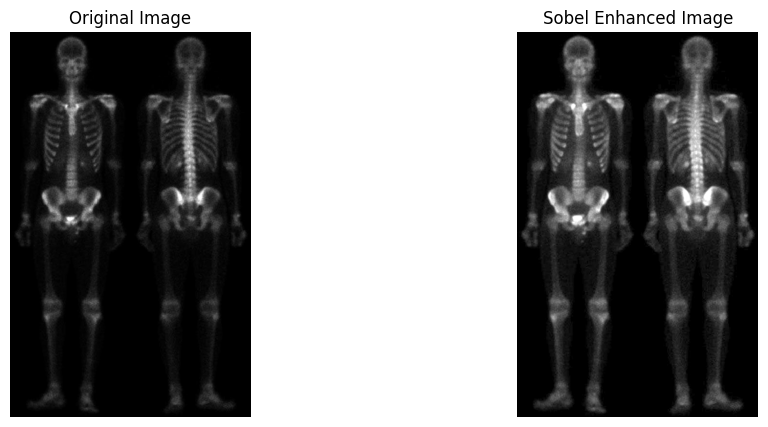
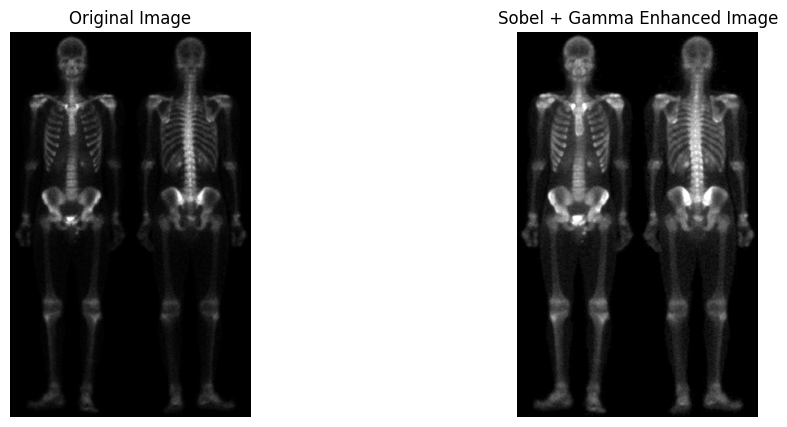
The change to this notebook cell's code, shown as a diff; its figure went from the first image to the second:
--- before
+++ after
@@ -78,5 +78,5 @@
     plt.subplot(1, 2, 2)
     plt.imshow(final_rgb)
-    plt.title("Sobel Enhanced Image")
+    plt.title("Sobel + Gamma Enhanced Image")
     plt.axis('off')
 
@@ -97,15 +97,4 @@
     lap = cv2.filter2D(image, -1, lap_kernel)
     return lap
-
-def smooth(image, kernel=5 , method = "gaussian"):
-    if method == "average":
-        kernel_avg = np.ones((kernel,kernel),np.float64)/(kernel*kernel)
-        return cv2.filter2D(image, -1, kernel_avg)  # Ig?
-    
-    if method =="gaussian":
-        return cv2.GaussianBlur(image, (kernel,kernel),0)
-    
-    else:
-        raise ValueError("Not supported")
     
 def mask_lap (image, smooth_kernel=5, method = "gaussian"):
@@ -171,4 +160,65 @@
     plt.show()
     
+""" 
+Canny
+Smoothing (5 × 5 averaging)
+Mask Creation: (Smooth)2
+Sharpened: f + Mask
+Sigmoid
+"""
+def canny(image, low =100, high=200):
+    if len(image.shape) == 3: # Checks img height width and channels.
+        image = cv2.cvtColor(image, cv2.COLOR_BGR2GRAY) # Then grayscales it.
+    edges = cv2.Canny(image, low, high)
+    
+    # Normalize
+    edges = edges.astype(np.float32)/255.0
+    return edges
+
+def mask_canny(image, smooth_kernel=5, method="gaussian"):
+    edges = canny(image)
+
+    smoothed = smooth(edges, kernel=smooth_kernel, method=method)
+
+    m = smoothed ** 2
+
+    max_val = m.max()
+    if max_val != 0:
+        m = m / max_val
+
+    return m
+
+def sigmoid(image, gain=10, cutoff=0.5):
+    img = image.astype(np.float32) / 255.0
+
+    sig = 1 / (1 + np.exp(-gain * (img - cutoff)))
+
+    return (sig * 255).astype(np.uint8)
+
+def comparison_canny(image_path):
+    image = cv2.imread(image_path)
+    if image is None:
+        raise FileNotFoundError("Image not found")
+
+    m = mask_canny(image)
+    sharp = sharpen(image, m, strength=1.0)
+    final = sigmoid(sharp, gain=10, cutoff=0.5)
+
+    original_rgb = cv2.cvtColor(image, cv2.COLOR_BGR2RGB)
+    final_rgb = cv2.cvtColor(final, cv2.COLOR_BGR2RGB)
+
+    plt.figure(figsize=(12, 5))
+
+    plt.subplot(1, 2, 1)
+    plt.imshow(original_rgb)
+    plt.title("Original Image")
+    plt.axis('off')
+
+    plt.subplot(1, 2, 2)
+    plt.imshow(final_rgb)
+    plt.title("Canny + Sigmoid Enhanced")
+    plt.axis('off')
+
+    plt.show()
 
 comparison("xray.png")
@@ -176,5 +226,4 @@
 comparison_lap("xray.png")
 
-""" 
-
-"""
+comparison_canny("xray.png")
+

Commit: All 3 pipelines done